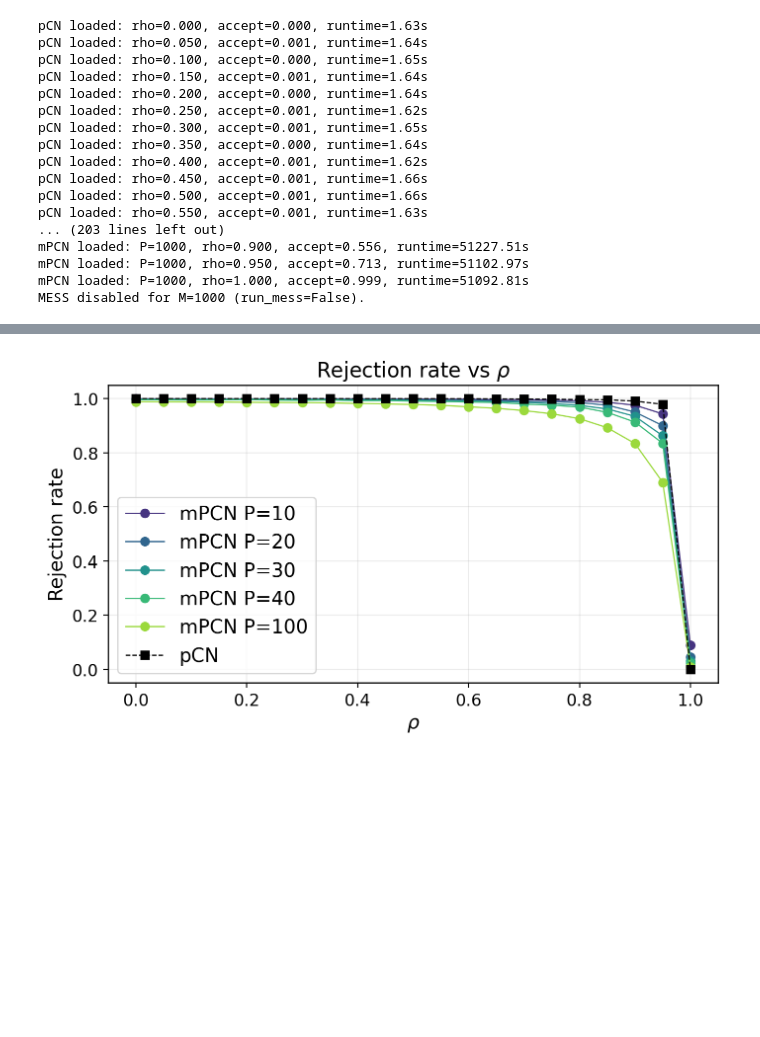
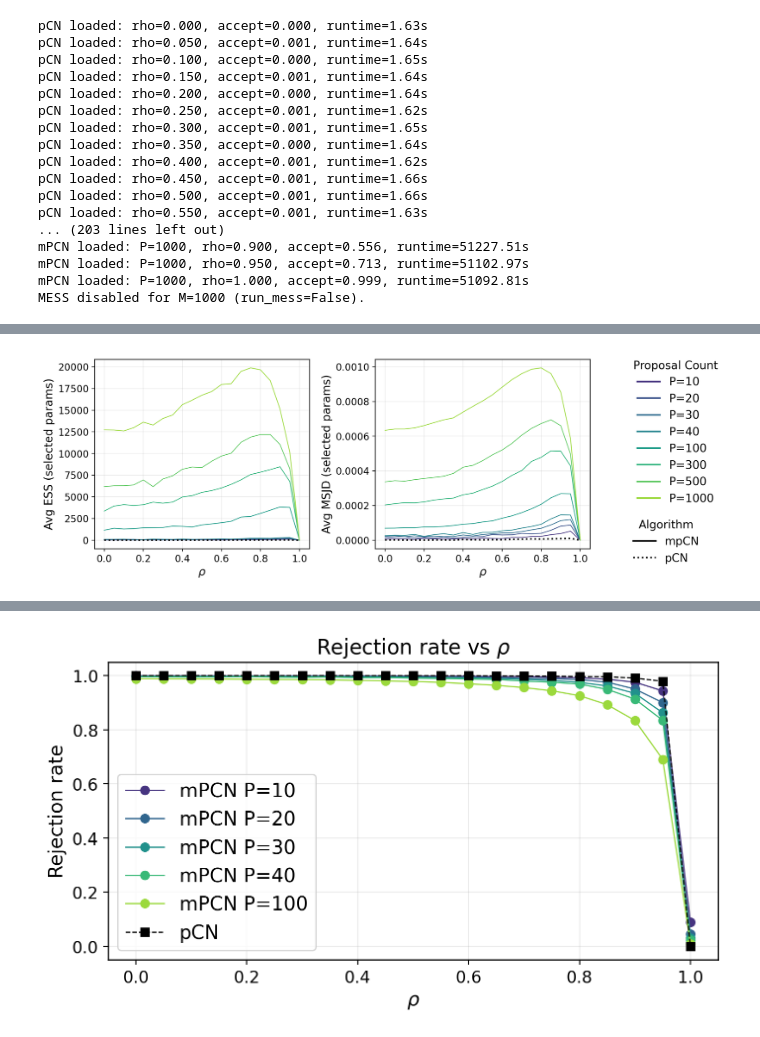
Before and after one commit to guillerminasenn/multiproposal-internal, a Jupyter notebook: notebooks/04_toy_solute_transport_mpcn_P_rho_sweep.ipynb, the cells around one changed output, grey strips where cells are left out. Cells and saved outputs as stored; diff of their text form; code cells hidden in the pictures; blank space fills up the shorter version.

```diff
--- a/notebooks/04_toy_solute_transport_mpcn_P_rho_sweep.ipynb
+++ b/notebooks/04_toy_solute_transport_mpcn_P_rho_sweep.ipynb
@@ -1278,0 +1441,94 @@ plt.show()
+# %%
+# Average ESS/MSJD over selected parameters vs rho (mpCN vs pCN)
+apply_pub_style()
+
+list_comps_plot = [0, 1, 2, 3, 9, 10, 11]
+
+P_target = [10, 20, 30, 40, 100, 300, 500, 1000]
+P_plot = [P for P in P_target if P in P_list]
+
+colors = plt.cm.viridis(np.linspace(0.15, 0.85, len(P_plot)))
+color_by_P = {P: colors[i] for i, P in enumerate(P_plot)}
+
+show_markers = False
+marker = 'o' if show_markers else None
+marker_size = 3
+
+def _avg_over_comps(values, comps):
+    if values is None:
+        return np.nan
+    selected = [values[idx] for idx in comps if idx < len(values)]
+    if not selected:
+        return np.nan
+    return float(np.nanmean(selected))
+
+def _get_mpcn_avg(P, rho, metric_key, comps):
+    entry = results.get('mpcn', {}).get(P, {}).get(float(rho))
+    if entry is None:
+        return np.nan
+    values = entry.get('metrics', {}).get(metric_key)
+    return _avg_over_comps(values, comps)
+
+def _get_pcn_avg(rho, metric_key, comps):
+    entry = results.get('pcn', {}).get(float(rho))
+    if entry is None:
+        return np.nan
+    values = entry.get('metrics', {}).get(metric_key)
+    return _avg_over_comps(values, comps)
+
+fig, axes = plt.subplots(1, 2, figsize=(12.0, 4.2), sharex=True)
+
+for P in P_plot:
+    ess_avg = [_get_mpcn_avg(P, rho, 'ess_per_param', list_comps_plot) for rho in rho_list]
+    msjd_avg = [_get_mpcn_avg(P, rho, 'msjd_per_param', list_comps_plot) for rho in rho_list]
+    color = color_by_P[P]
+    axes[0].plot(rho_list, ess_avg, color=color, linestyle='-', marker=marker, markersize=marker_size)
+    axes[1].plot(rho_list, msjd_avg, color=color, linestyle='-', marker=marker, markersize=marker_size)
+
+if run_pcn and results.get('pcn'):
+    ess_pcn = [_get_pcn_avg(rho, 'ess_per_param', list_comps_plot) for rho in rho_list]
+    msjd_pcn = [_get_pcn_avg(rho, 'msjd_per_param', list_comps_plot) for rho in rho_list]
+    axes[0].plot(rho_list, ess_pcn, color='black', linestyle=':', marker=marker, markersize=marker_size, linewidth=2)
+    axes[1].plot(rho_list, msjd_pcn, color='black', linestyle=':', marker=marker, markersize=marker_size, linewidth=2)
+
+for ax in axes:
+    ax.set_xlabel(r'$\rho$')
+    ax.grid(alpha=0.25)
+axes[0].set_ylabel('Avg ESS (selected params)')
+axes[1].set_ylabel('Avg MSJD (selected params)')
+
+from matplotlib.lines import Line2D
+proposal_handles = [Line2D([0], [0], color=color_by_P[P], lw=2) for P in P_plot]
+proposal_labels = [f'P={P}' for P in P_plot]
+algo_handles = [
+    Line2D([0], [0], color='black', lw=2, linestyle='-'),
+    Line2D([0], [0], color='black', lw=2, linestyle=':'),
+ ]
+algo_labels = ['mpCN', 'pCN']
+
+fig.legend(
+    proposal_handles,
+    proposal_labels,
+    title='Proposal Count',
+    loc='center left',
+    bbox_to_anchor=(0.85, 0.65),
+    frameon=False,
+ )
+fig.legend(
+    algo_handles,
+    algo_labels,
+    title='Algorithm',
+    loc='center left',
+    bbox_to_anchor=(0.85, 0.2),
+    frameon=False,
+ )
+
+fig.tight_layout(rect=(0.0, 0.0, 0.82, 1.0))
+fig.savefig(
+    reports_dir / f'solute_transport_avg_ess_msjd_vs_rho_seed{seed_base}.png',
+    bbox_inches='tight',
+    dpi=300,
+ )
+plt.show()
+# %% [output]
+[figure, added]
```
Also changed, not shown: parts of 9 cells of this notebook, 8 other files.
